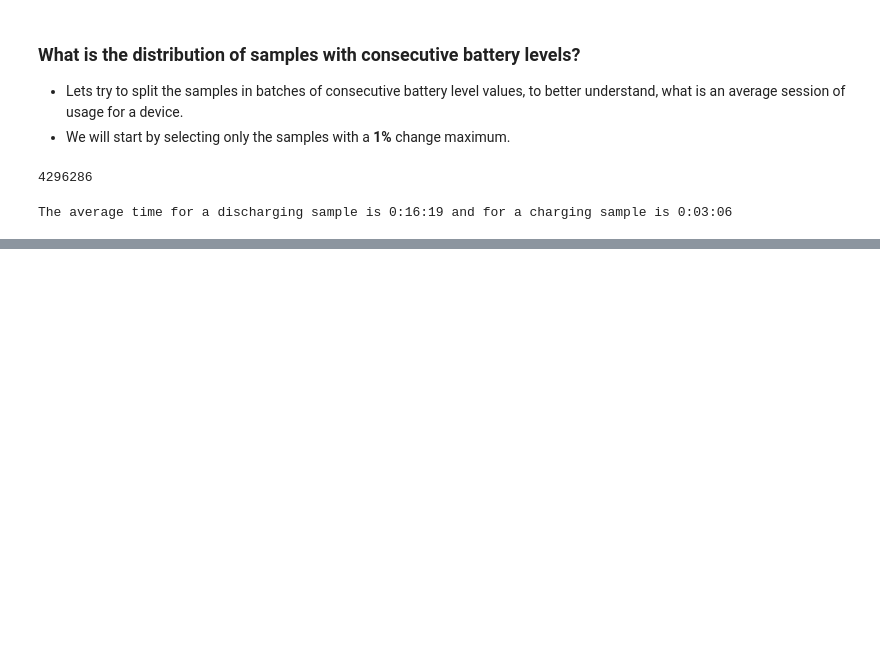
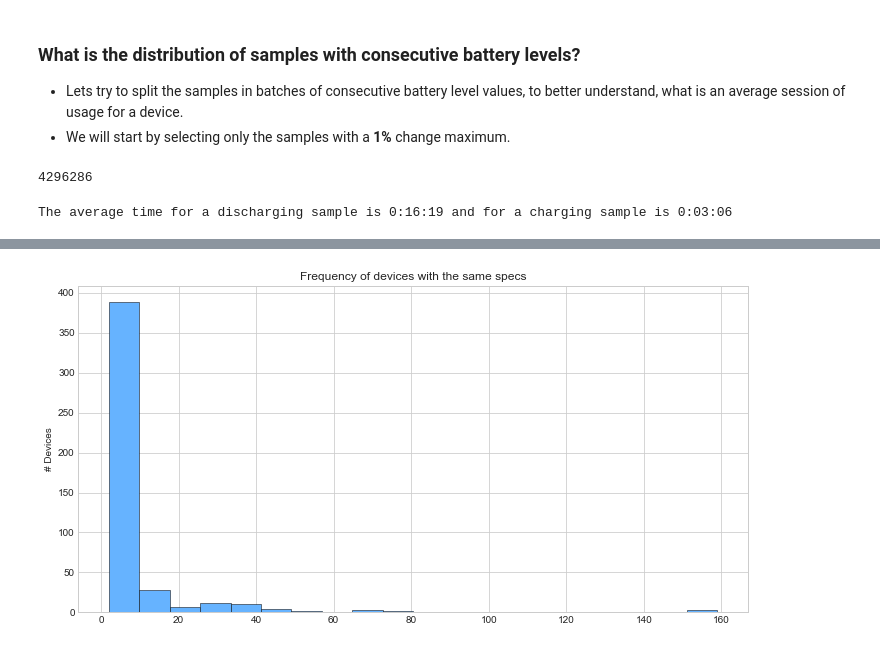
Before and after one commit to greenhub-project/notebooks, a Jupyter notebook: jupyter/StudyA.ipynb, the cells around one changed output, grey strips where cells are left out. Cells and saved outputs as stored; diff of their text form; code cells hidden in the pictures; blank space fills up the shorter version.

Commit message:
feat: add histogram for devices with equal specs

```diff
--- a/jupyter/StudyA.ipynb
+++ b/jupyter/StudyA.ipynb
@@ -555,0 +559,9 @@ The average time for a discharging sample is 0:16:19 and for a charging sample i
+# %%
+devices['frequency'] = devices.groupby(['model', 'brand', 'os_version']).cumcount()
+# unique devices with more than one occurrence
+unique = devices[devices.groupby(['model', 'brand', 'os_version']).cumcount() > 1]
+unique = unique.drop_duplicates(['model', 'brand', 'manufacturer', 'product', 'os_version', 'kernel_version'])
+unique = unique[['model', 'brand', 'manufacturer', 'product', 'os_version', 'kernel_version', 'frequency']]
+unique = unique.reset_index(drop=True)
+
+print('There are {0} devices that have the same specs, mentioned above.'.format(unique.shape[0]))
@@ -555,0 +579,4 @@ The average time for a discharging sample is 0:16:19 and for a charging sample i
+# %%
+show_hist(unique.frequency, 20, 'Frequency of devices with the same specs', ylabel='# Devices')
+# %% [output]
+[figure, added]
```
Also changed, not shown: parts of 9 cells of this notebook.
